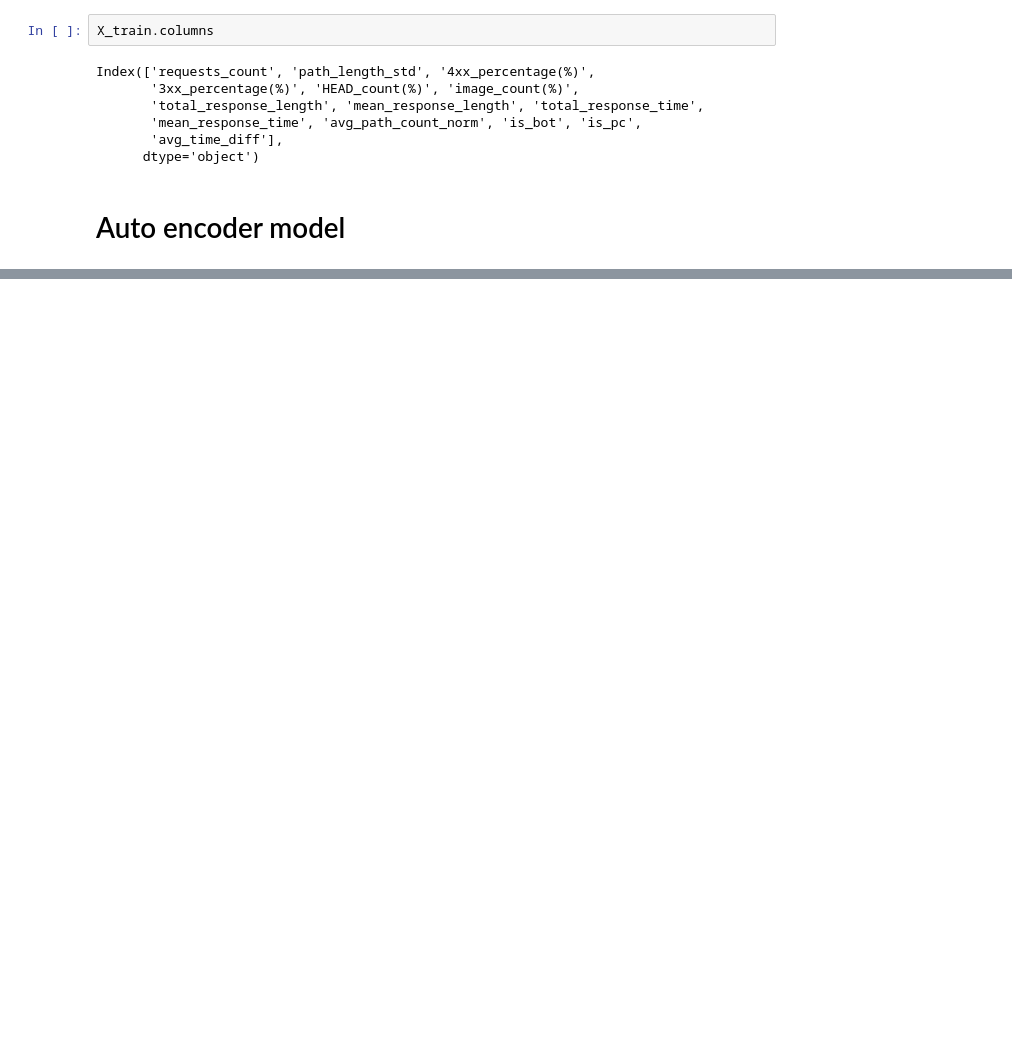
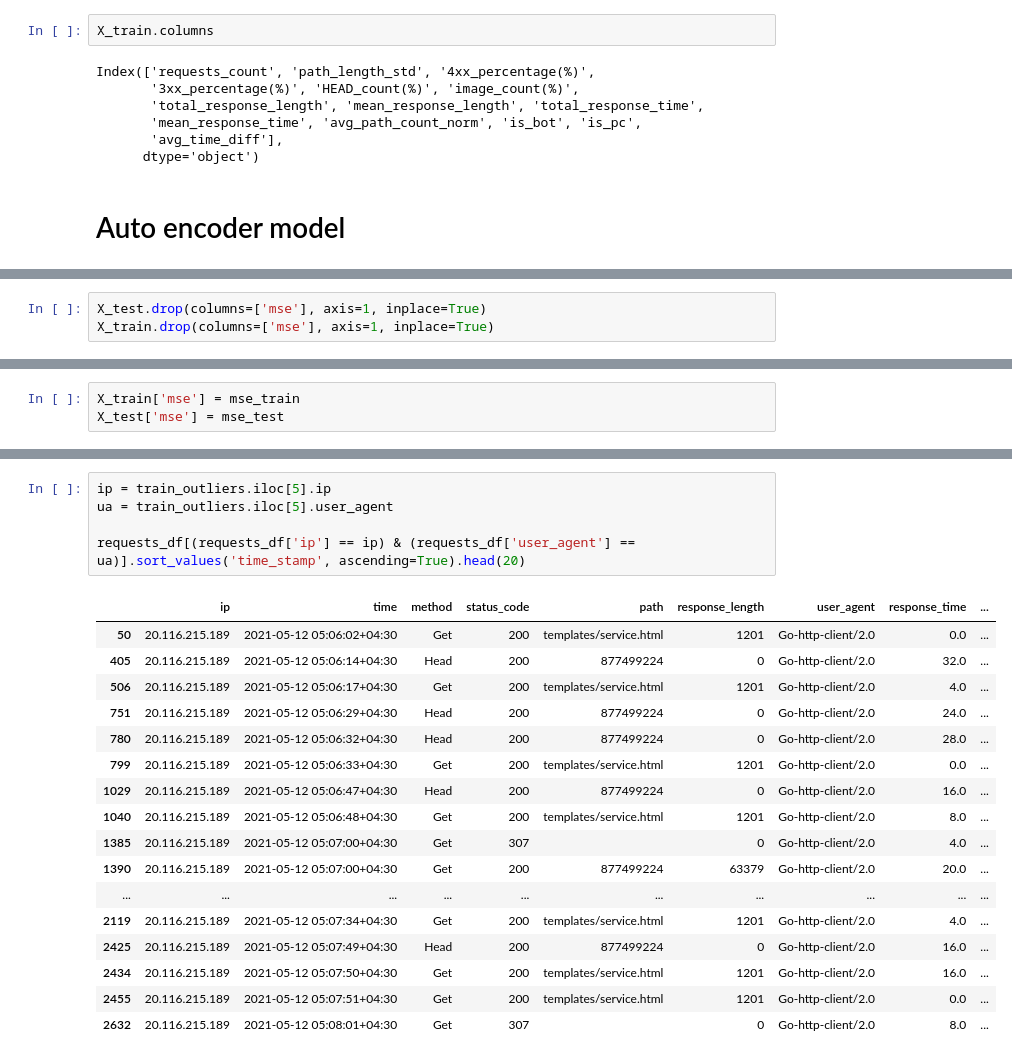
Before and after one commit to mohammadhashemii/Web-Crawler-Detection, a Jupyter notebook: 03_autoEncoder.ipynb, the cells around one changed output, grey strips where cells are left out. Cells and saved outputs as stored; diff of their text form; blank space fills up the shorter version.

```diff
--- a/03_autoEncoder.ipynb
+++ b/03_autoEncoder.ipynb
@@ -152,3 +148,6 @@ plt.show()
+# %%
+X_test.drop(columns=['mse'], axis=1, inplace=True)
+X_train.drop(columns=['mse'], axis=1, inplace=True)
 # %%
 # load the best weights
 autoencoder.load_weights(checkpoint_filepath)
@@ -165,0 +166,3 @@ preds.shape
+# %%
+X_train['mse'] = mse_train
+X_test['mse'] = mse_test
@@ -165,0 +186,23 @@ preds.shape
+# %%
+ip = train_outliers.iloc[5].ip
+ua = train_outliers.iloc[5].user_agent
+
+requests_df[(requests_df['ip'] == ip) & (requests_df['user_agent'] == ua)].sort_values('time_stamp', ascending=True).head(20)
+# %% [output]
+|  | ip | time | method | status_code | path | response_length | user_agent | response_time | ... |
+| 50 | 20.116.215.189 | 2021-05-12 05:06:02+04:30 | Get | 200 | templates/service.html | 1201 | Go-http-client/2.0 | 0.0 | ... |
+| 405 | 20.116.215.189 | 2021-05-12 05:06:14+04:30 | Head | 200 | 877499224 | 0 | Go-http-client/2.0 | 32.0 | ... |
+| 506 | 20.116.215.189 | 2021-05-12 05:06:17+04:30 | Get | 200 | templates/service.html | 1201 | Go-http-client/2.0 | 4.0 | ... |
+| 751 | 20.116.215.189 | 2021-05-12 05:06:29+04:30 | Head | 200 | 877499224 | 0 | Go-http-client/2.0 | 24.0 | ... |
+| 780 | 20.116.215.189 | 2021-05-12 05:06:32+04:30 | Head | 200 | 877499224 | 0 | Go-http-client/2.0 | 28.0 | ... |
+| 799 | 20.116.215.189 | 2021-05-12 05:06:33+04:30 | Get | 200 | templates/service.html | 1201 | Go-http-client/2.0 | 0.0 | ... |
+| 1029 | 20.116.215.189 | 2021-05-12 05:06:47+04:30 | Head | 200 | 877499224 | 0 | Go-http-client/2.0 | 16.0 | ... |
+| 1040 | 20.116.215.189 | 2021-05-12 05:06:48+04:30 | Get | 200 | templates/service.html | 1201 | Go-http-client/2.0 | 8.0 | ... |
+| 1385 | 20.116.215.189 | 2021-05-12 05:07:00+04:30 | Get | 307 |  | 0 | Go-http-client/2.0 | 4.0 | ... |
+| 1390 | 20.116.215.189 | 2021-05-12 05:07:00+04:30 | Get | 200 | 877499224 | 63379 | Go-http-client/2.0 | 20.0 | ... |
+| ... | ... | ... | ... | ... | ... | ... | ... | ... | ... |
+| 2119 | 20.116.215.189 | 2021-05-12 05:07:34+04:30 | Get | 200 | templates/service.html | 1201 | Go-http-client/2.0 | 4.0 | ... |
+| 2425 | 20.116.215.189 | 2021-05-12 05:07:49+04:30 | Head | 200 | 877499224 | 0 | Go-http-client/2.0 | 16.0 | ... |
+| 2434 | 20.116.215.189 | 2021-05-12 05:07:50+04:30 | Get | 200 | templates/service.html | 1201 | Go-http-client/2.0 | 16.0 | ... |
+| 2455 | 20.116.215.189 | 2021-05-12 05:07:51+04:30 | Get | 200 | templates/service.html | 1201 | Go-http-client/2.0 | 0.0 | ... |
+| 2632 | 20.116.215.189 | 2021-05-12 05:08:01+04:30 | Get | 307 |  | 0 | Go-http-client/2.0 | 8.0 | ... |
```
Also changed, not shown: parts of 8 cells of this notebook.
